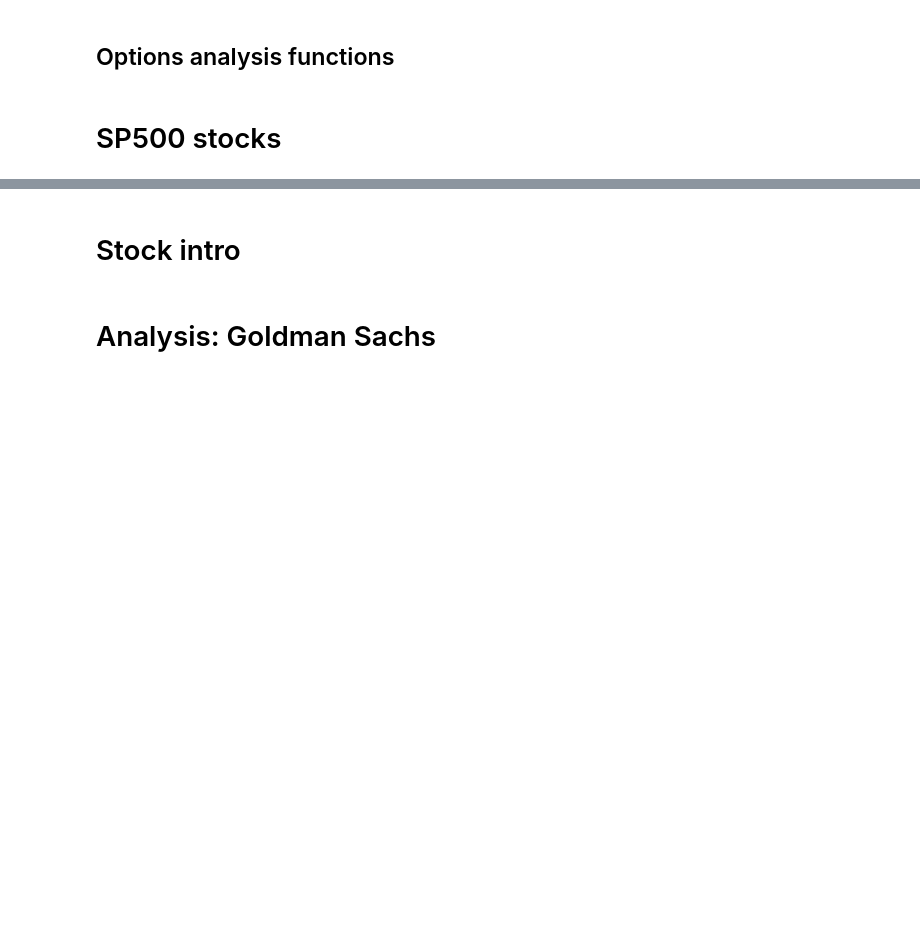
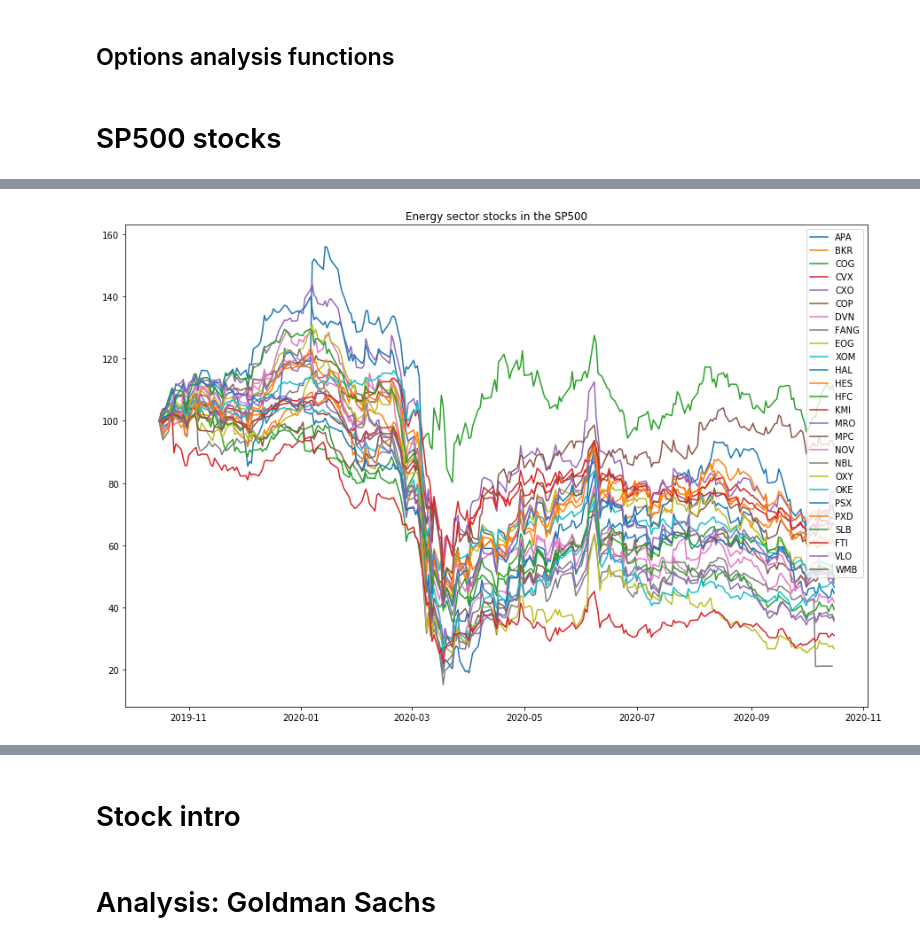
Before and after one commit to SaraNordin/LEAP-sign-language, a Jupyter notebook: Yahoo_Finance.ipynb, the cells around one changed output, grey strips where cells are left out. Drawn from its saved outputs; the diff is of its cells as text; code cells hidden in the pictures; blank space fills up the shorter version.

```diff
--- a/Yahoo_Finance.ipynb
+++ b/Yahoo_Finance.ipynb
@@ -263,0 +268,19 @@ test_df.head()
+# %%
+x_energy = energy_df.index
+y_energy = []
+
+for company in company_list:
+    y_energy.append(energy_df.Close[company])
+
+plt.figure(figsize=(15, 10))
+for y_arr, label in zip(y_energy, company_list):
+    plt.plot(x_energy, y_arr*100/y_arr[0], label = label)
+
+plt.title("Energy sector stocks in the SP500")
+plt.legend()
+plt.show()
+
+# energy_df.Close[company_list[0]], energy_df.Close[company_list[1]]]
+# do this programmatically, maybe?
+# %% [output]
+[figure, added]
```
Also changed, not shown: parts of 8 cells of this notebook.
